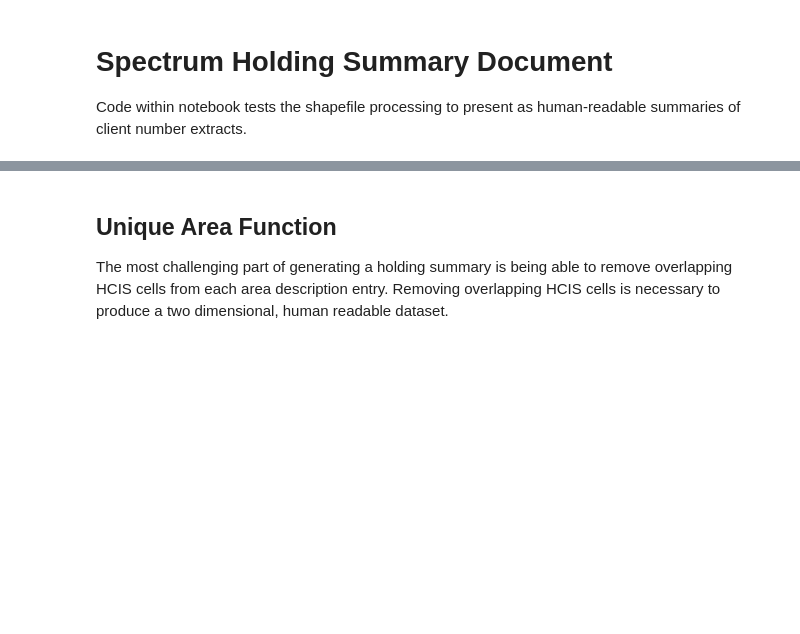
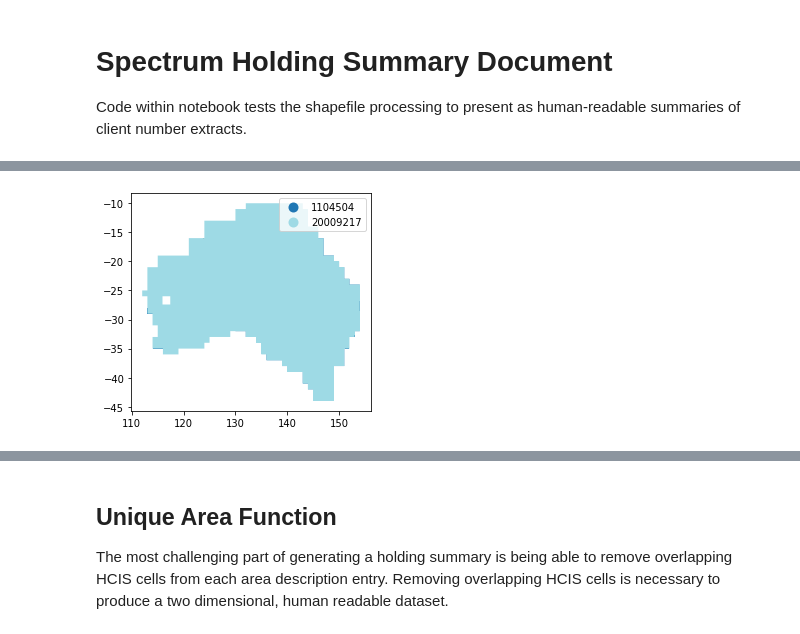
Before and after one commit to navnith-reddy/SpectrumNavigator, a Jupyter notebook: holdings.ipynb, the cells around one changed output, grey strips where cells are left out. Saved outputs shown, nothing was run; the diff lists cells and outputs as text; code cells hidden in the pictures; blank space fills up the shorter version.

```diff
--- a/holdings.ipynb
+++ b/holdings.ipynb
@@ -34,0 +38,9 @@ clientData
+# %%
+import contextily as cx
+from matplotlib import pyplot as plt
+
+world = gpd.read_file(gpd.datasets.get_path('naturalearth_lowres'))
+ax = world[world.name == 'Australia'].plot(color='white', edgecolor='black')
+fig = gdf.plot(ax=ax, column='CLIENT_NO', cmap='tab20', categorical=True, legend=True)
+# %% [output]
+[figure, added]
```
Also changed, not shown: parts of 3 cells of this notebook, 1 other file.
